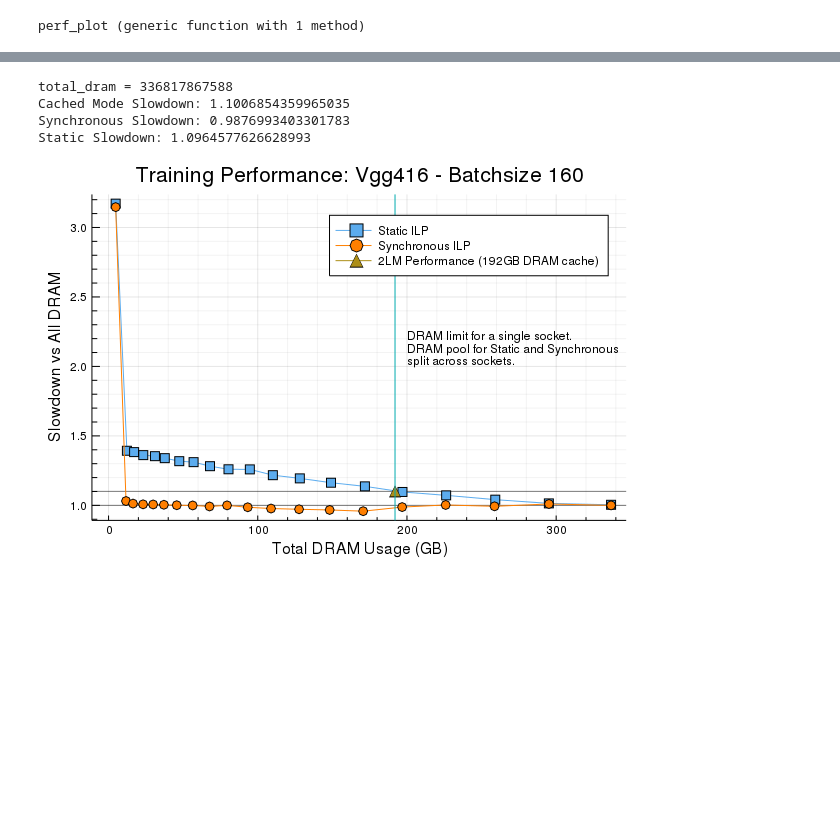
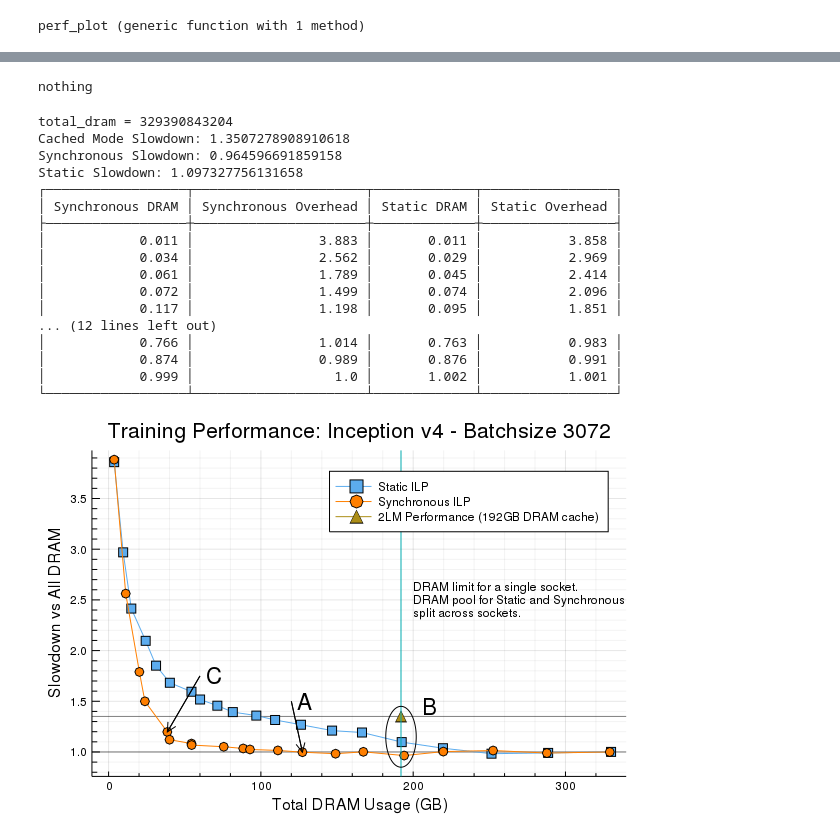
Before and after one commit to darchr/ml-tools, a Jupyter notebook: ngraph/notebooks/TheOneRing.ipynb, the cells around one changed output, grey strips where cells are left out. Drawn from its saved outputs; the diff is of its cells as text; code cells hidden in the pictures; blank space fills up the shorter version.

```diff
--- a/ngraph/notebooks/TheOneRing.ipynb
+++ b/ngraph/notebooks/TheOneRing.ipynb
@@ -23,6 +18,7 @@ function perf_plot(simple, synchronous;
         title = "",
         subtract_movetime = false,
         cached_mode = nothing,
+        circle = nothing
     )
     io_size = simple.io_sizes[]
 
@@ -114,6 +110,31 @@ function perf_plot(simple, synchronous;
     ylabel!(plt, "Slowdown vs All DRAM")
     xlabel!(plt, "Total DRAM Usage (GB)")
 
+    # Draw arrows
+    # Find where synchronous is closest to 2LM
+    ind = findfirst(y -> y < last(cached_mode) / dram_performance, synchronous_y)
+    x = [60, synchronous_x[ind]]
+    y = [1.75, synchronous_y[ind]]
+    plot!(plt, x, y, arrow = 0.4, lab = "", color = :black)
+    annotate!(plt, first(x), first(y), text(" C", 16, :left))
+
+    # Annotate last performance equaivlant to All DRAM
+    ind = findfirst(y -> y < 1, synchronous_y)
+    x = [120, synchronous_x[ind]]
+    y = [1.5, synchronous_y[ind]]
+    plot!(plt, x, y, arrow = 0.4, lab = "", color = :black)
+    annotate!(plt, first(x), first(y), text(" A", 16, :left))
+
+    # Plot Circle
+    if !isnothing(circle)
+        plot!(plt, first(circle), last(circle),
+            lab = "",
+            color = :black
+        )
+        annotate!(plt, maximum(first(circle)), maximum(last(circle)),
+            text(" B", 16, :left)
+        )
+    end
 
     # Show the slowdown of the various methods at the 2LM point
     if !isnothing(cached_mode)
@@ -124,7 +145,6 @@ function perf_plot(simple, synchronous;
         println("Static Slowdown: ", static_y[ind])
     end
 
-    #=
     table = pretty_table(
         hcat(
             synchronous_x ./ (total_dram ./ 1E9),
@@ -142,8 +162,6 @@ function perf_plot(simple, synchronous;
     )
 
     display(table)
-    =#
-
 
     return plt
 end
@@ -152,22 +213,37 @@ perf_plot (generic function with 1 method)
 # %%
-simple_data = deserialize("serials/static_vgg416_160.jls")
-synchronous_data = deserialize("serials/synchronous_vgg416_160.jls")
-title = "Training Performance: Vgg416 - Batchsize 160"
+simple_data = deserialize("serials/static_inception_v4_3072.jls")
+synchronous_data = deserialize("serials/synchronous_inception_v4_3072.jls")
+title = "Training Performance: Inception v4 - Batchsize 3072"
 
-cached_mode = (192, 341.6)
+cached_mode = (192, 196.8)
 
 perf_plot(
     simple_data,
     synchronous_data;
     use_predicted_simple = false,
     use_predicted_synchronous = false,
     title = title,
     subtract_movetime = false,
     cached_mode = cached_mode,
+    circle = circle(10, 0.3, 192, 1.15)
 )
 # %% [output]
-total_dram = 336817867588
-Cached Mode Slowdown: 1.1006854359965035
-Synchronous Slowdown: 0.9876993403301783
-Static Slowdown: 1.0964577626628993
+nothing
+total_dram = 329390843204
+Cached Mode Slowdown: 1.3507278908910618
+Synchronous Slowdown: 0.964596691859158
+Static Slowdown: 1.097327756131658
+┌──────────────────┬──────────────────────┬─────────────┬─────────────────┐
+│ Synchronous DRAM │ Synchronous Overhead │ Static DRAM │ Static Overhead │
+├──────────────────┼──────────────────────┼─────────────┼─────────────────┤
+│            0.011 │                3.883 │       0.011 │           3.858 │
+│            0.034 │                2.562 │       0.029 │           2.969 │
+│            0.061 │                1.789 │       0.045 │           2.414 │
+│            0.072 │                1.499 │       0.074 │           2.096 │
+│            0.117 │                1.198 │       0.095 │           1.851 │
+... (12 lines left out)
+│            0.766 │                1.014 │       0.763 │           0.983 │
+│            0.874 │                0.989 │       0.876 │           0.991 │
+│            0.999 │                  1.0 │       1.002 │           1.001 │
+└──────────────────┴──────────────────────┴─────────────┴─────────────────┘
-[figure, old version]
+[figure, new version]
```
Also changed, not shown: parts of 15 cells of this notebook, 5 other files.
